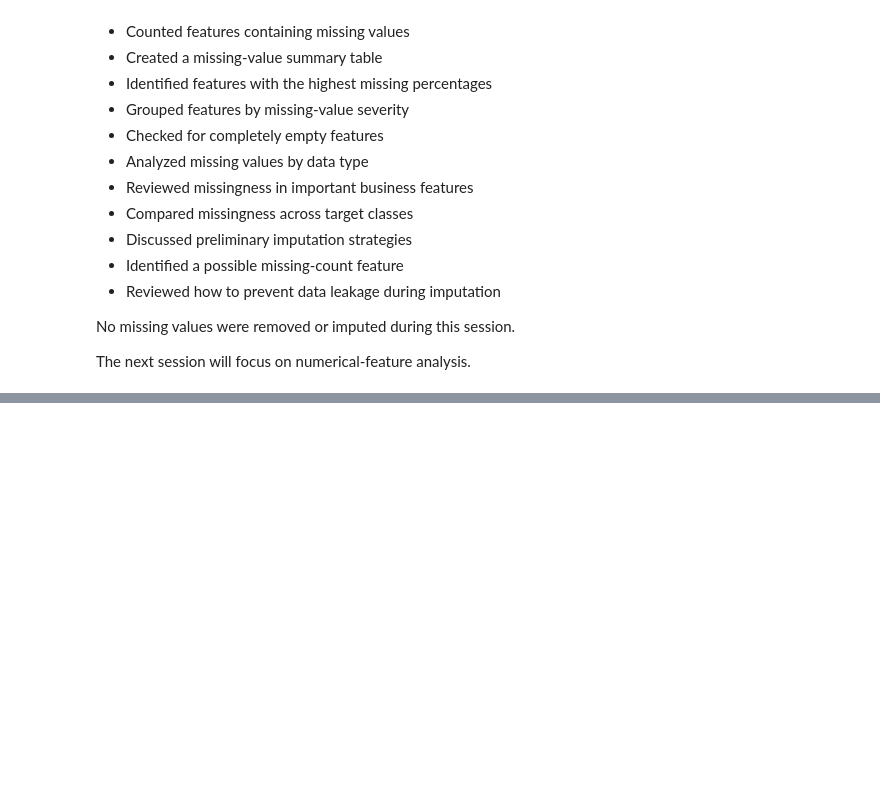
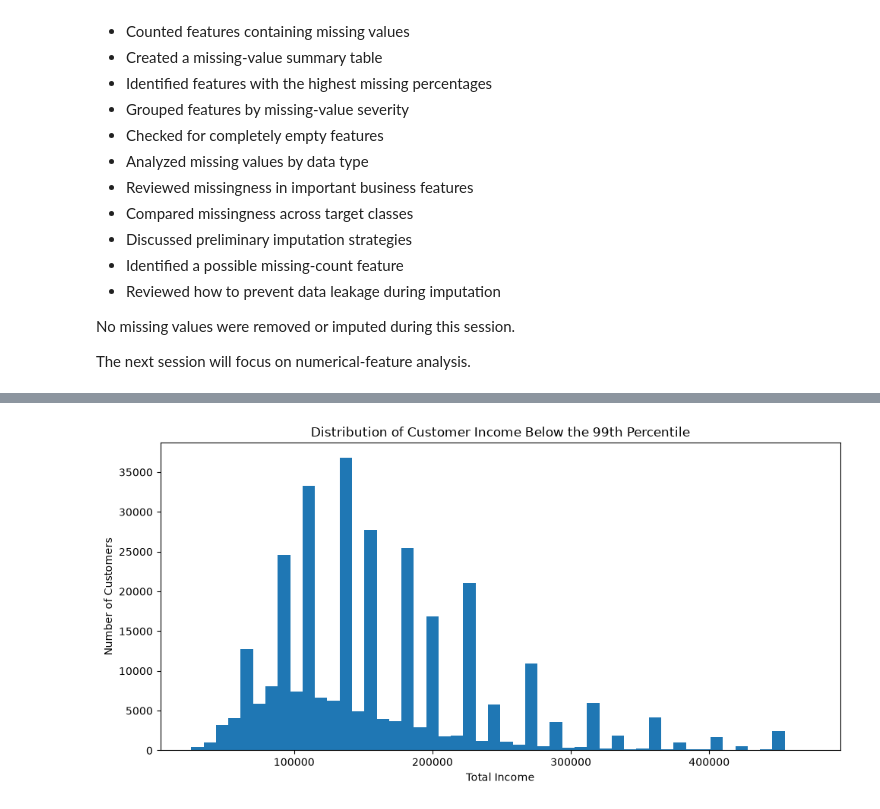
Before and after one commit to Abhilash0079/MachineLearningProjects, a Jupyter notebook: Loan_Default_Risk_Prediction/notebooks/01_EDA.ipynb, the cells around one changed output, grey strips where cells are left out. Drawn from its saved outputs; the diff is of its cells as text; code cells hidden in the pictures; blank space fills up the shorter version.

```diff
--- a/Loan_Default_Risk_Prediction/notebooks/01_EDA.ipynb
+++ b/Loan_Default_Risk_Prediction/notebooks/01_EDA.ipynb
@@ -1262,0 +1593,28 @@ The next session will focus on numerical-feature analysis.
+# %%
+income_99th_percentile = df[
+    "AMT_INCOME_TOTAL"
+].quantile(0.99)
+
+income_for_visualization = df.loc[
+    df["AMT_INCOME_TOTAL"]
+    <= income_99th_percentile,
+    "AMT_INCOME_TOTAL",
+]
+
+fig, ax = plt.subplots(figsize=(10, 5))
+
+ax.hist(
+    income_for_visualization.dropna(),
+    bins=50,
+)
+
+ax.set_title(
+    "Distribution of Customer Income Below the 99th Percentile"
+)
+ax.set_xlabel("Total Income")
+ax.set_ylabel("Number of Customers")
+
+plt.tight_layout()
+plt.show()
+# %% [output]
+[figure, added]
```
Also changed, not shown: parts of 76 cells of this notebook.
